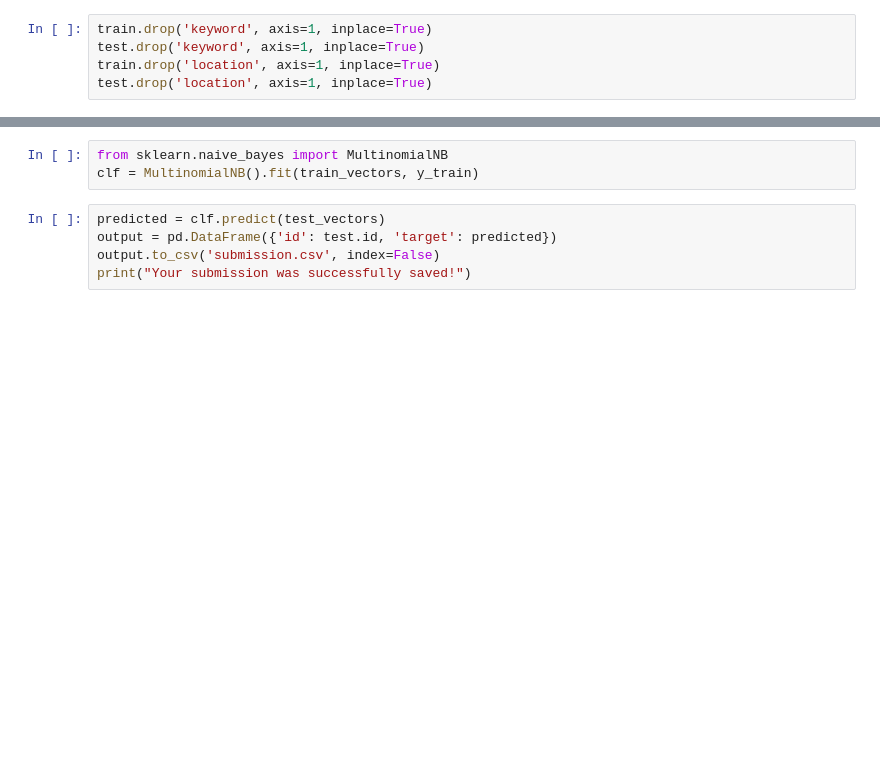
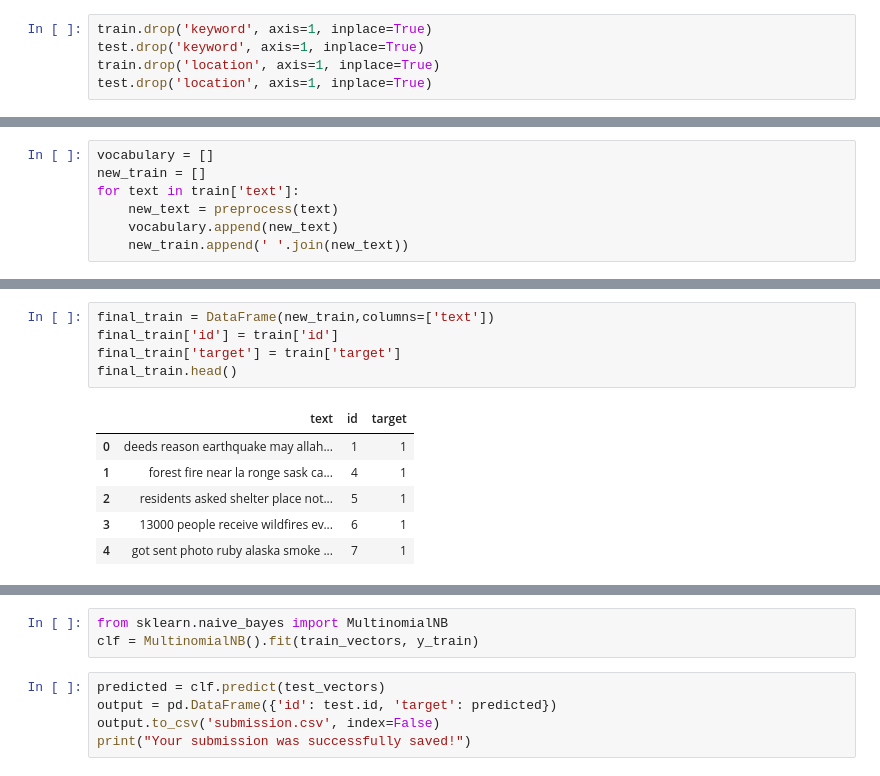
Before and after one commit to jtvkw2/Tweet-Classifer, a Jupyter notebook: Real or Fake Tweet Machine Learning.ipynb, the cells around one changed output, grey strips where cells are left out. Cells and saved outputs as stored; diff of their text form; blank space fills up the shorter version.

Commit message:
Added new text preprocessing

```diff
--- a/Real or Fake Tweet Machine Learning.ipynb
+++ b/Real or Fake Tweet Machine Learning.ipynb
@@ -36,0 +131,7 @@ test.drop('location', axis=1, inplace=True)
+# %%
+vocabulary = []
+new_train = []
+for text in train['text']:
+    new_text = preprocess(text)
+    vocabulary.append(new_text)
+    new_train.append(' '.join(new_text))
@@ -54,0 +174,12 @@ plt.show()
+# %%
+final_train = DataFrame(new_train,columns=['text'])
+final_train['id'] = train['id']
+final_train['target'] = train['target']
+final_train.head()
+# %% [output]
+|  | text | id | target |
+| 0 | deeds reason earthquake may allah... | 1 | 1 |
+| 1 | forest fire near la ronge sask ca... | 4 | 1 |
+| 2 | residents asked shelter place not... | 5 | 1 |
+| 3 | 13000 people receive wildfires ev... | 6 | 1 |
+| 4 | got sent photo ruby alaska smoke ... | 7 | 1 |
```
Also changed, not shown: parts of 14 cells of this notebook.
